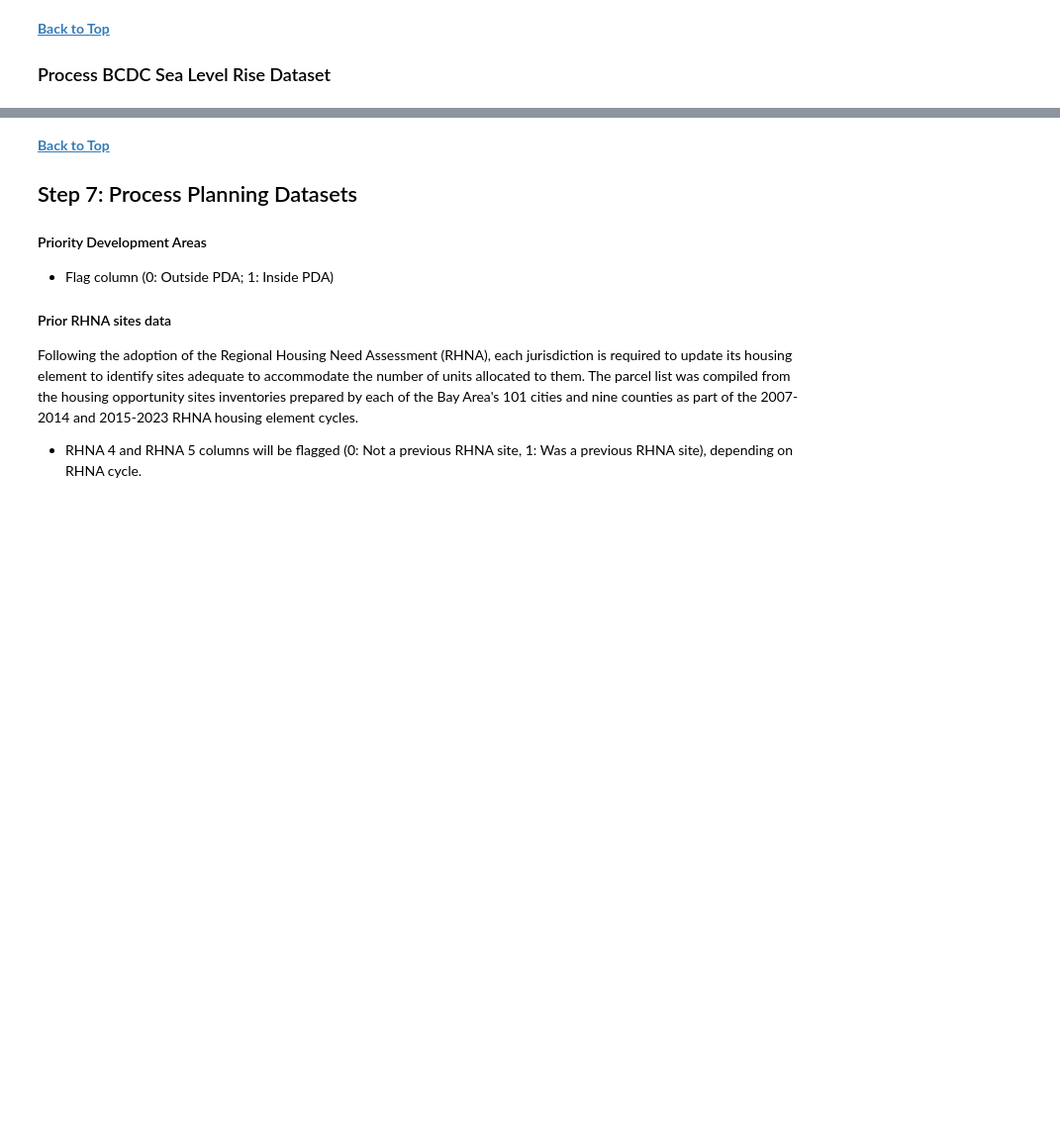
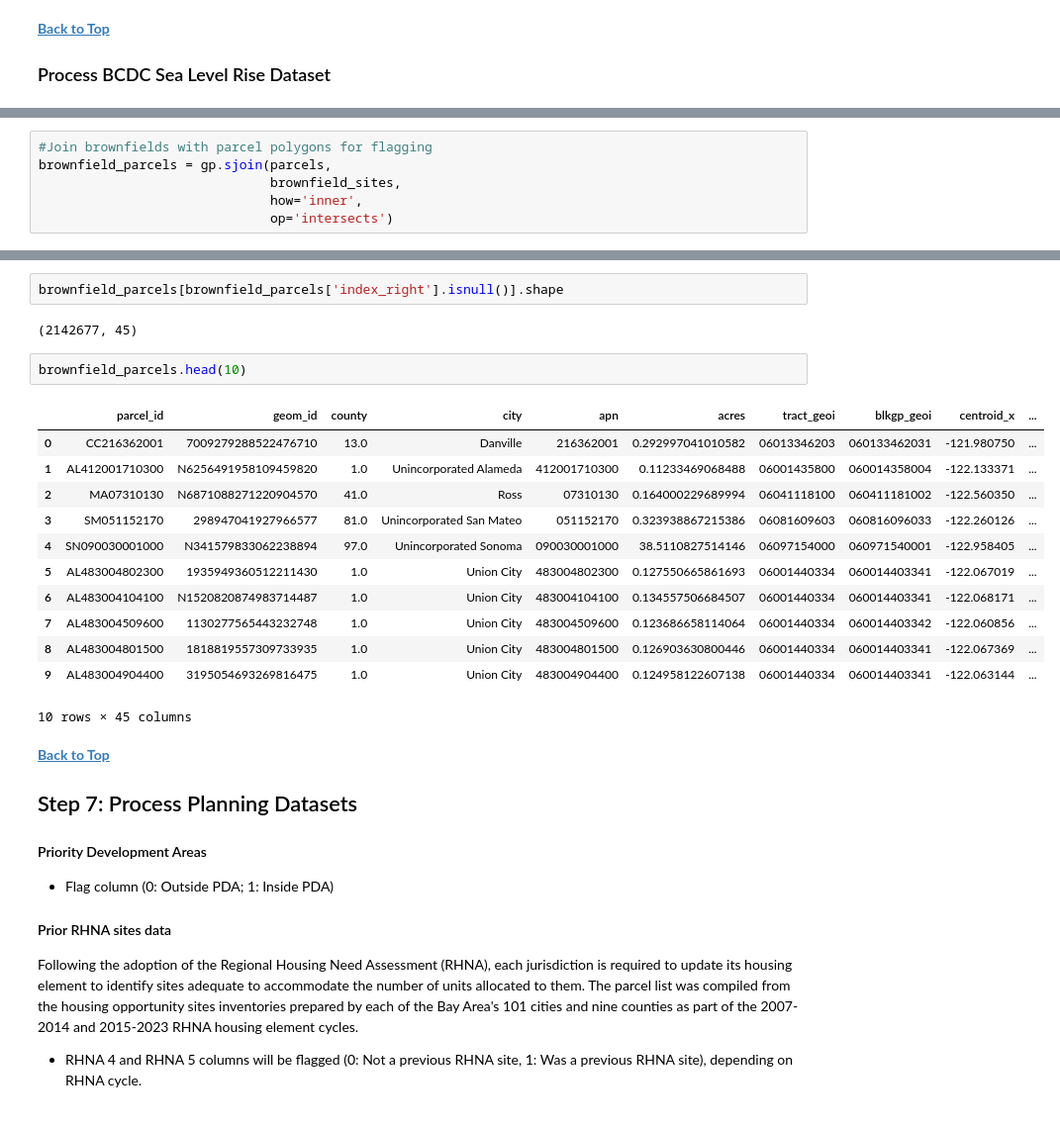
Before and after one commit to BayAreaMetro/Data-Analysis-Projects, a Jupyter notebook: housing-element-prescreening/scripts/Pre-Screening-Data-Processing.ipynb, the cells around one changed output, grey strips where cells are left out. Shown at 99% size. Saved outputs shown, nothing was run; the diff lists cells and outputs as text; blank space fills up the shorter version.

```diff
--- a/housing-element-prescreening/scripts/Pre-Screening-Data-Processing.ipynb
+++ b/housing-element-prescreening/scripts/Pre-Screening-Data-Processing.ipynb
@@ -1098,0 +1335,6 @@ KeyboardInterrupt:
+# %%
+#Join brownfields with parcel polygons for flagging
+brownfield_parcels = gp.sjoin(parcels,
+                              brownfield_sites,
+                              how='inner',
+                              op='intersects')
@@ -1099,3 +1361,22 @@ KeyboardInterrupt:
+# %%
+brownfield_parcels[brownfield_parcels['index_right'].isnull()].shape
+# %% [output]
+(2142677, 45)
+# %%
+brownfield_parcels.head(10)
+# %% [output]
+|  | parcel_id | geom_id | county | city | apn | acres | tract_geoi | blkgp_geoi | centroid_x | ... |
+| 0 | CC216362001 | 7009279288522476710 | 13.0 | Danville | 216362001 | 0.292997041010582 | 06013346203 | 060133462031 | -121.980750 | ... |
+| 1 | AL412001710300 | N6256491958109459820 | 1.0 | Unincorporated Alameda | 412001710300 | 0.11233469068488 | 06001435800 | 060014358004 | -122.133371 | ... |
+| 2 | MA07310130 | N6871088271220904570 | 41.0 | Ross | 07310130 | 0.164000229689994 | 06041118100 | 060411181002 | -122.560350 | ... |
+| 3 | SM051152170 | 298947041927966577 | 81.0 | Unincorporated San Mateo | 051152170 | 0.323938867215386 | 06081609603 | 060816096033 | -122.260126 | ... |
+| 4 | SN090030001000 | N341579833062238894 | 97.0 | Unincorporated Sonoma | 090030001000 | 38.5110827514146 | 06097154000 | 060971540001 | -122.958405 | ... |
+| 5 | AL483004802300 | 1935949360512211430 | 1.0 | Union City | 483004802300 | 0.127550665861693 | 06001440334 | 060014403341 | -122.067019 | ... |
+| 6 | AL483004104100 | N1520820874983714487 | 1.0 | Union City | 483004104100 | 0.134557506684507 | 06001440334 | 060014403341 | -122.068171 | ... |
+| 7 | AL483004509600 | 1130277565443232748 | 1.0 | Union City | 483004509600 | 0.123686658114064 | 06001440334 | 060014403342 | -122.060856 | ... |
+| 8 | AL483004801500 | 1818819557309733935 | 1.0 | Union City | 483004801500 | 0.126903630800446 | 06001440334 | 060014403341 | -122.067369 | ... |
+| 9 | AL483004904400 | 3195054693269816475 | 1.0 | Union City | 483004904400 | 0.124958122607138 | 06001440334 | 060014403341 | -122.063144 | ... |
+10 rows × 45 columns
 # %% [markdown]
 **[Back to Top](#top)**
 
```
Also changed, not shown: parts of 32 cells of this notebook.
